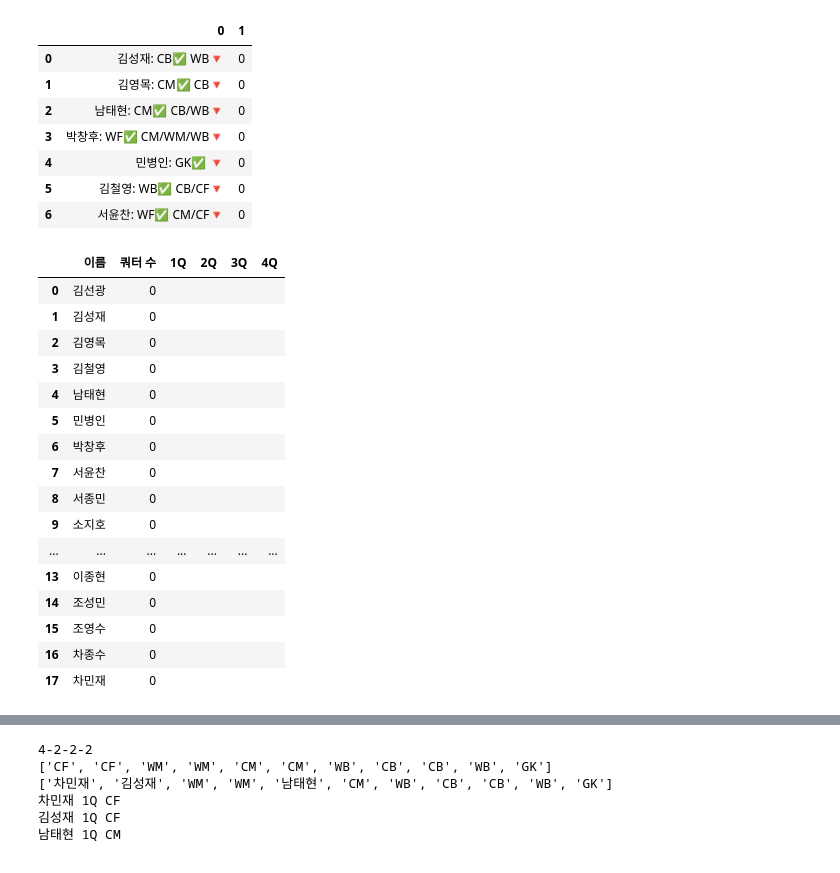
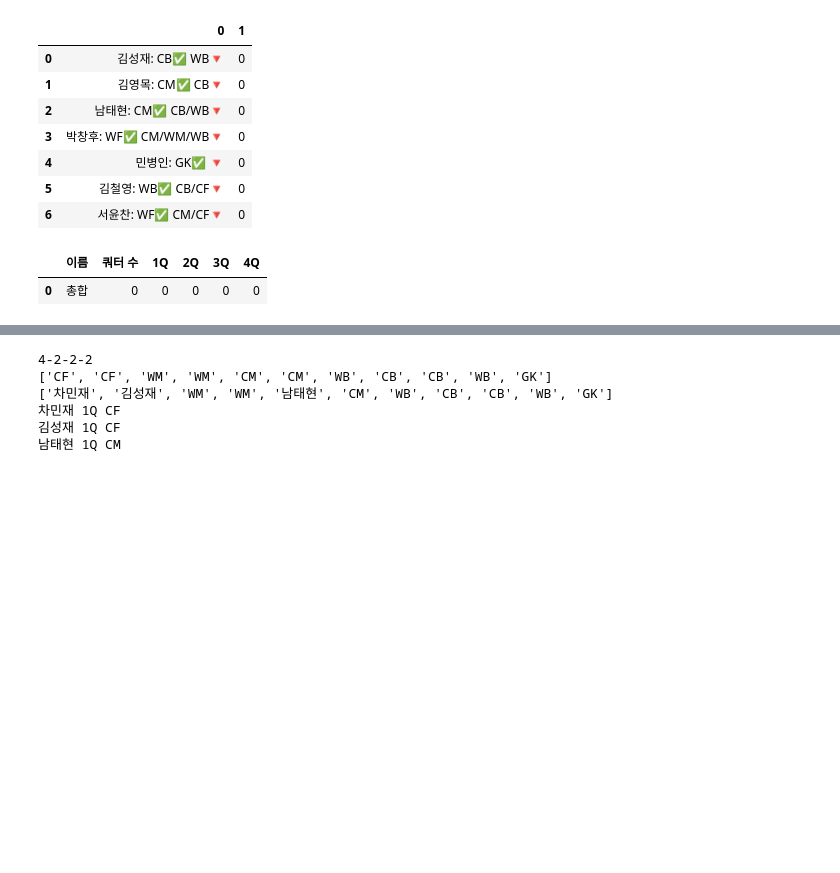
Before and after one commit to nammtaeehyeonn/South, a Jupyter notebook: 0330/test.ipynb, the cells around one changed output, grey strips where cells are left out. Drawn from its saved outputs; the diff is of its cells as text; code cells hidden in the pictures; blank space fills up the shorter version.

```diff
--- a/0330/test.ipynb
+++ b/0330/test.ipynb
@@ -104,46 +104,33 @@ pd.concat([select_element_list, pd.Series([0]*len(select_element_list))], axis =
 # %%
 select_element_list = pd.Series(["김선광: CF✅  CM,WB🔻",
 "김성재: CB✅  WB🔻",
 "김영목: CM✅  CB🔻",
 "김철영: WB✅  CB,CF🔻",
 "남태현: CM✅  CB,WB🔻",
 "민병인: GK✅  🔻",
 "박창후: WF✅  CM,WM,WB🔻",
 "서윤찬: WF✅  CM,CF🔻",
 "서종민: CB✅  WB,WF🔻",
 "소지호: WF✅  CM,WB🔻",
 "이병훈: CB✅  CM,WB🔻",
 "이재성: CF✅  WF,CM,WM🔻",
 "김은민: CM✅  WB🔻",
 "이종현: WF✅  CM,WM,CF🔻",
 "조성민: WB✅  CB🔻",
 "조영수: CM✅  WB🔻",
 "차종수: CF✅  WB,GK🔻",
 "차민재: WF✅  🔻"])
 real_name_series = select_element_list.apply(lambda x: x.split(":")[0])
 real_name_series
 
 a = pd.concat([real_name_series,pd.DataFrame([[0,"","","",""]]*len(select_element_list))], axis = 1)
 a.columns = ["이름", "쿼터 수", "1Q", "2Q", "3Q", "4Q"]
-a
+# pd.concat([a, pd.DataFrame([["총합"] + [0]*5], columns = ["이름", "쿼터 수", "1Q", "2Q", "3Q", "4Q"])])
+total_df = [["총합"] + ]
+pd.DataFrame([["총합"] + [0]*5], columns = ["이름", "쿼터 수", "1Q", "2Q", "3Q", "4Q"])
 # %% [output]
 |  | 이름 | 쿼터 수 | 1Q | 2Q | 3Q | 4Q |
-| 0 | 김선광 | 0 |  |  |  |  |
-| 1 | 김성재 | 0 |  |  |  |  |
-| 2 | 김영목 | 0 |  |  |  |  |
-| 3 | 김철영 | 0 |  |  |  |  |
-| 4 | 남태현 | 0 |  |  |  |  |
-| 5 | 민병인 | 0 |  |  |  |  |
-| 6 | 박창후 | 0 |  |  |  |  |
-| 7 | 서윤찬 | 0 |  |  |  |  |
-| 8 | 서종민 | 0 |  |  |  |  |
-| 9 | 소지호 | 0 |  |  |  |  |
-| ... | ... | ... | ... | ... | ... | ... |
-| 13 | 이종현 | 0 |  |  |  |  |
-| 14 | 조성민 | 0 |  |  |  |  |
-| 15 | 조영수 | 0 |  |  |  |  |
-| 16 | 차종수 | 0 |  |  |  |  |
-| 17 | 차민재 | 0 |  |  |  |  |
+| 0 | 총합 | 0 | 0 | 0 | 0 | 0 |
 # %%
 for_dot_position = {'선택': [], '4-4-2': [['WB', 'CB', 'CB', 'WB'], ['WM', 'CM', 'CM', 'WM'], ['CF', 'CF']], '4-3-3': [['WB', 'CB', 'CB', 'WB'], ['CM', 'CM', 'CM'], ['WF', 'CF', 'WF']], '4-2-3-1': [['WB', 'CB', 'CB', 'WB'], ['CM', 'CM'], ['WM', 'CM', 'WM'], ['CF']], '4-3-1-2': [['WB', 'CB', 'CB', 'WB'], ['CM', 'CM', 'CM'], ['CM'], ['CF', 'CF']], '4-2-2-2': [['WB', 'CB', 'CB', 'WB'], ['CM', 'CM'], ['WM', 'WM'], ['CF', 'CF']], '4-3-2-1': [['WB', 'CB', 'CB', 'WB'], ['CM', 'CM', 'CM'], ['CM', 'CM'], ['CF']], '4-1-4-1': [['WB', 'CB', 'CB', 'WB'], ['CM'], ['WM', 'CM', 'CM', 'WM'], ['CF']], '4-1-2-3': [['WB', 'CB', 'CB', 'WB'], ['CM'], ['CM', 'CM'], ['WF', 'CF', 'WF']], '4-5-1': [['WB', 'CB', 'CB', 'WB'], ['WM', 'CM', 'CM', 'CM', 'WM'], ['CF']], '4-4-1-1': [['WB', 'CB', 'CB', 'WB'], ['WM', 'CM', 'CM', 'WM'], ['CM'], ['CF']], '3-5-2': [['WB', 'CB', 'WB'], ['WM', 'CM', 'CM', 'CM', 'WM'], ['CF', 'CF']], '3-4-3': [['WB', 'CB', 'WB'], ['WM', 'CM', 'CM', 'WM'], ['WF', 'CF', 'WF']], '3-3-3-1': [['WB', 'CB', 'WB'], ['CM', 'CM', 'CM'], ['WM', 'CM', 'WM'], ['CF']], '3-4-1-2': [['WB', 'CB', 'WB'], ['WM', 'CM', 'CM', 'WM'], ['CM'], ['CF', 'CF']], '3-4-2-1': [['WB', 'CB', 'WB'], ['WM', 'CM', 'CM', 'WM'], ['CM', 'CM'], ['CF']], '5-3-2': [['WB', 'CB', 'CB', 'CB', 'WB'], ['CM', 'CM', 'CM'], ['CF', 'CF']], '5-4-1': [['WB', 'CB', 'CB', 'CB', 'WB'], ['WM', 'CM', 'CM', 'WM'], ['CF']]}
 for_dot_position
```
Also changed, not shown: parts of 2 cells of this notebook, 1 other file.
